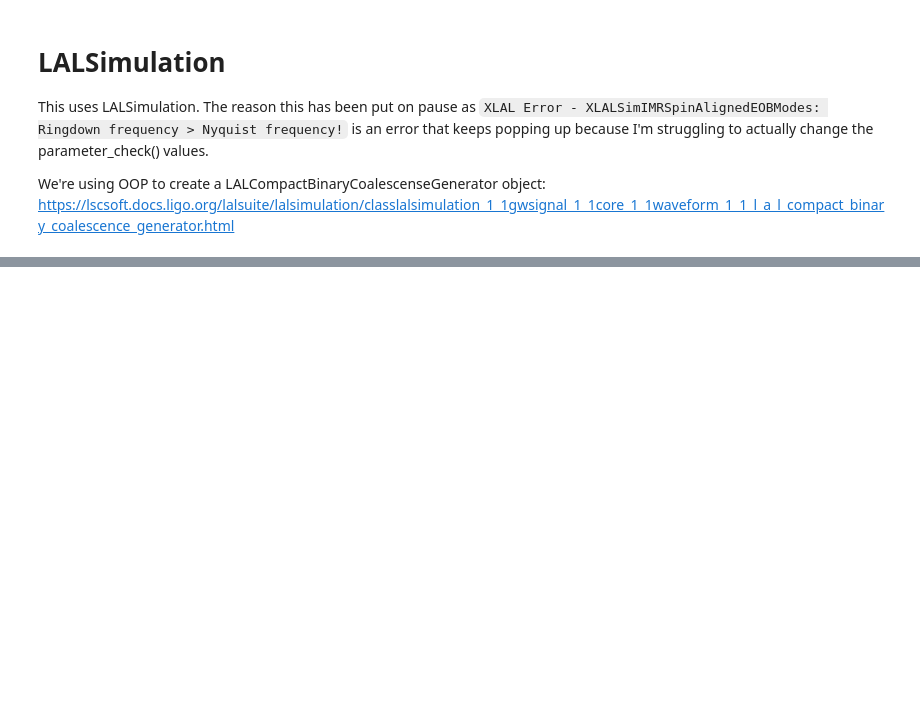
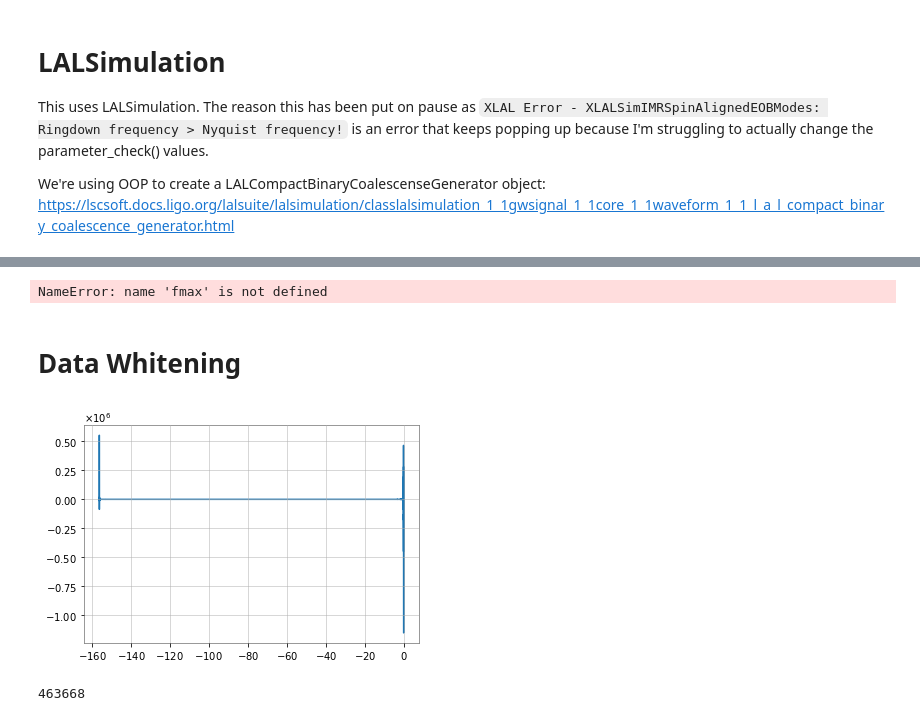
Before and after one commit to brettonsimpson/group-4-final-project-phys-139, a Jupyter notebook: theta (1).ipynb, the cells around one changed output, grey strips where cells are left out. Cells and saved outputs as stored; diff of their text form; code cells hidden in the pictures; blank space fills up the shorter version.

```diff
--- a/theta (1).ipynb
+++ b/theta (1).ipynb
@@ -30,0 +81,14 @@ if __name__=='__main__':
+# %%
+for i in range(2):
+    hp, hc = get_td_waveform(approximant=aproxs[i], mass1=m1[i], mass2=m2[i], delta_t=dt,
+                             delta_f=df, distance=dist, f_final = fmax)
+    plt.plot(hp.sample_times, hp, label=aproxs[i])
+
+    plt.ylabel('Strain')
+    plt.xlabel('Time (s)')
+    plt.legend()
+    plt.show()
+# %% [output]
+NameError: name 'fmax' is not defined
+# %% [markdown]
+# Data Whitening
@@ -30,0 +100,34 @@ if __name__=='__main__':
+# %%
+def whiten(strain, interp_psd, dt):
+    Nt = len(strain)
+    freqs = np.fft.rfftfreq(Nt, dt)
+    hf = np.fft.rfft(strain)
+    white_hf = hf / (np.sqrt(interp_psd(freqs) /dt/2.))
+    white_ht = np.fft.irfft(white_hf, n=Nt)
+    return white_ht
+# %%
+hp, hc = get_td_waveform(approximant=aproxs[1], mass1=m1[1], mass2=m2[1], delta_t=1.0/4096,
+                         f_lower=20, distance=100, f_ref=20, delta_f=1./4, f_final = 2048)
+def preprocessing(data):
+    fs = 4096
+    NFFT = 1*fs
+
+    pxx, freq = mlab.psd(data, Fs = fs, NFFT = NFFT) #obtains transformed signal via welch's psd
+    psd = interp1d(freq, pxx) # constructs the interpolated function
+    time = hp.sample_times # times between values
+    dt = time[1]-time[0] # time binning
+    whitened_SEOBNRv4 = whiten(data, psd, dt)
+
+    bb, ab = butter(4, [20.*2./fs, 300.*2./fs], btype='band')
+    strain_SEOBNRv4 = filtfilt(bb, ab, whitened_SEOBNRv4)
+    strain_L1_shift = -np.roll(strain_SEOBNRv4,int(3.9*fs))
+    plt.plot(time, strain_SEOBNRv4, label=aproxs[i])
+    plt.show()
+
+preprocessing(hp)
+# %% [output]
+[figure, added]
+# %%
+len(lalsim_data[1][0])
+# %% [output]
+463668
```
Also changed, not shown: parts of 14 cells of this notebook.
